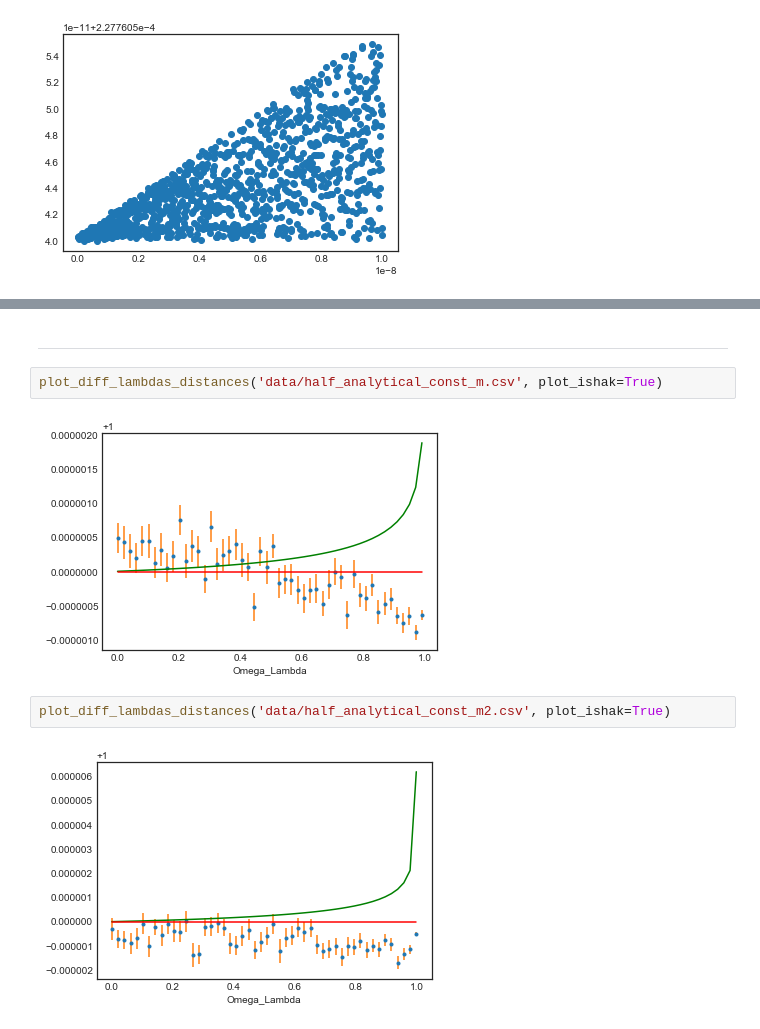
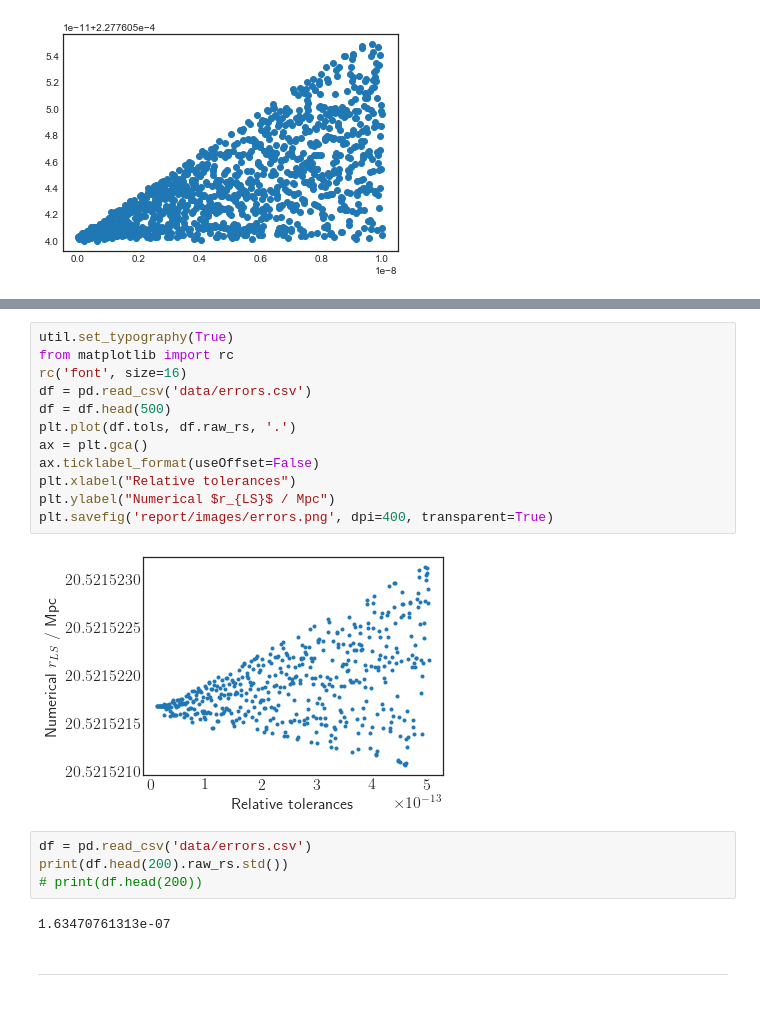
Before and after one commit to lingxz/lightbending, a Jupyter notebook: diff_lambdas_new.ipynb, the cells around one changed output, grey strips where cells are left out. Saved outputs shown, nothing was run; the diff lists cells and outputs as text.

Commit message:
report checkpoint

```diff
--- a/diff_lambdas_new.ipynb
+++ b/diff_lambdas_new.ipynb
@@ -240,10 +249,22 @@ print(df_steps.head(20).alphas.std())
+# %%
+util.set_typography(True)
+from matplotlib import rc
+rc('font', size=16)
+df = pd.read_csv('data/errors.csv')
+df = df.head(500)
+plt.plot(df.tols, df.raw_rs, '.')
+ax = plt.gca()
+ax.ticklabel_format(useOffset=False)
+plt.xlabel("Relative tolerances")
+plt.ylabel("Numerical $r_{LS}$ / Mpc")
+plt.savefig('report/images/errors.png', dpi=400, transparent=True)
+# %% [output]
+[figure, added]
+# %%
+df = pd.read_csv('data/errors.csv')
+print(df.head(200).raw_rs.std())
+# print(df.head(200))
+# %% [output]
+1.63470761313e-07
 # %% [markdown]
 ---
-# %%
-plot_diff_lambdas_distances('data/half_analytical_const_m.csv', plot_ishak=True)
-# %% [output]
-[figure, removed]
-# %%
-plot_diff_lambdas_distances('data/half_analytical_const_m2.csv', plot_ishak=True)
-# %% [output]
-[figure, removed]
```
Also changed, not shown: parts of 10 cells of this notebook, 29 other files.
